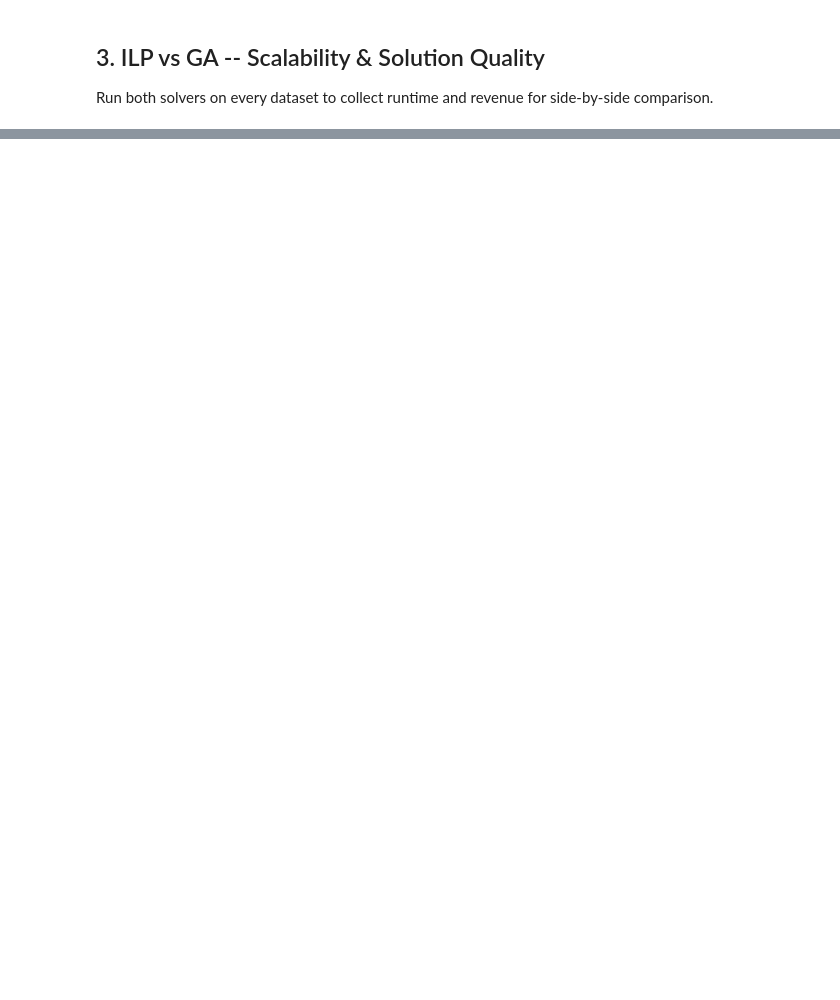
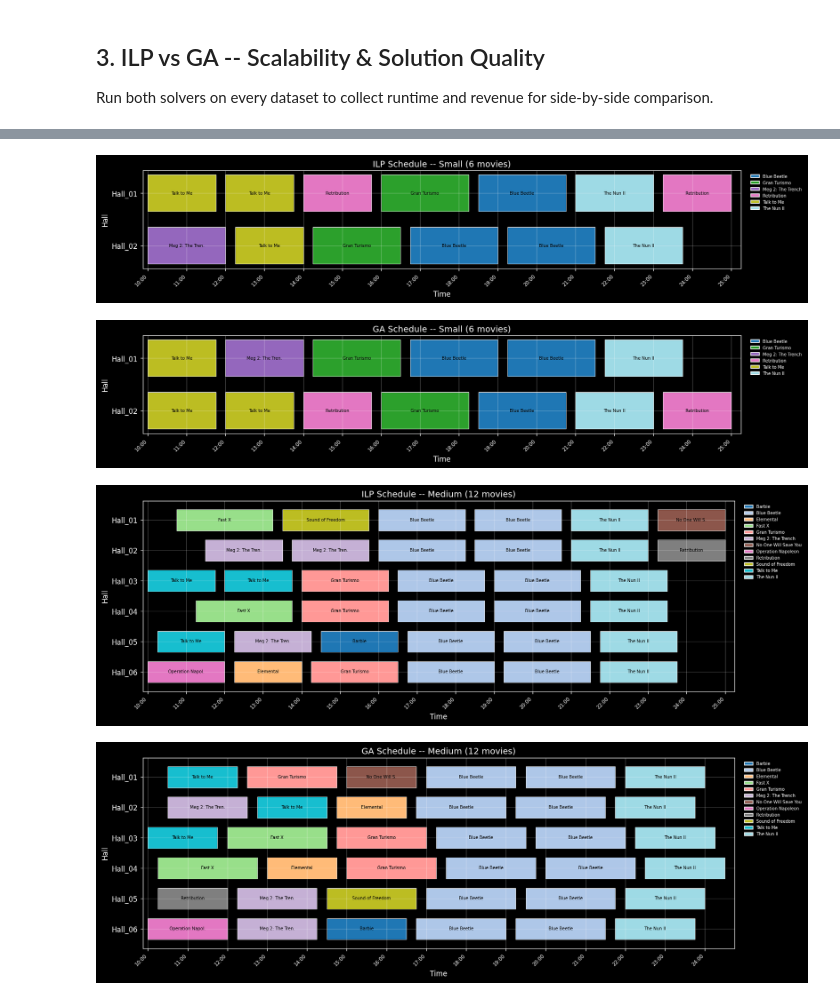
Before and after one commit to yganesh99/IT5082-Optimisation-Methods-Assignment, a Jupyter notebook: experiments.ipynb, the cells around one changed output, grey strips where cells are left out. Cells and saved outputs as stored; diff of their text form; code cells hidden in the pictures; blank space fills up the shorter version.

```diff
--- a/experiments.ipynb
+++ b/experiments.ipynb
@@ -198,14 +245,16 @@ print("\nAll ILP runs complete.")
 # %%
+print(f"Tuned hyperparameters:  mutation={IDEAL_MUTATION_RATE}%  generations={OPTIMAL_NUM_GENERATIONS}")
+
 ga_comparison_results: dict[str, dict] = {}
 
 for ds_name, ds in DATASETS.items():
-    print(f"Running GA for {ds_name} (mut={IDEAL_MUTATION_RATE}%)...", end=" ", flush=True)
+    print(f"Running GA for {ds_name}...", end=" ", flush=True)
     result = solve_schedule_ga(
         movies_csv=ds["movies_csv"],
         config_json=ds["config_json"],
         day_type=DAY_TYPE,
         seed=42,
-        num_generations=NUM_GENERATIONS,
+        num_generations=OPTIMAL_NUM_GENERATIONS,
         mutation_percent_genes=float(IDEAL_MUTATION_RATE),
     )
     meta = result["metadata"]
@@ -213,8 +262,13 @@ for ds_name, ds in DATASETS.items():
         "revenue": meta["total_revenue"],
         "runtime": meta["execution_time_seconds"],
         "num_movies": meta["num_movies"],
+        "schedule": result["schedule"],
     }
+
+    out_path = REPO_ROOT / "heuristic_ga" / f"schedule_{ds_name}_ga.json"
+    out_path.write_text(json.dumps(result, ensure_ascii=False, indent=2), encoding="utf-8")
+
     print(f"done  revenue={meta['total_revenue']:,.0f}"
-          f"  time={meta['execution_time_seconds']:.1f}s")
+          f"  time={meta['execution_time_seconds']:.1f}s  -> {out_path.name}")
 
 print("\nAll GA comparison runs complete.")
@@ -311,0 +501,45 @@ print("=" * 72)
+# %%
+from common.scheduling_config import opening_minutes_from_constraints
+
+_config_cache: dict[str, dict] = {}
+for ds_name in ds_order:
+    cfg_path = DATASETS[ds_name]["config_json"]
+    cfg = _json.loads(cfg_path.read_text(encoding="utf-8"))
+    constraints = cfg["constraints"]
+    _config_cache[ds_name] = {
+        "slot_duration": int(constraints["slot_duration_minutes"]),
+        "opening_minutes": opening_minutes_from_constraints(constraints),
+    }
+
+for ds_name in ds_order:
+    ilp_sched = ilp_results[ds_name]["schedule"]
+    ga_sched = ga_comparison_results[ds_name]["schedule"]
+
+    all_titles = {r["movie_title"] for r in ilp_sched} | {r["movie_title"] for r in ga_sched}
+    titles_sorted = sorted(all_titles)
+    n = len(titles_sorted)
+    cmap = plt.cm.tab20 if n <= 20 else plt.cm.nipy_spectral
+    shared_colours = {t: cmap(i / max(n - 1, 1)) for i, t in enumerate(titles_sorted)}
+
+    sd = _config_cache[ds_name]["slot_duration"]
+    om = _config_cache[ds_name]["opening_minutes"]
+
+    plot_gantt(
+        ilp_sched,
+        f"ILP Schedule -- {ds_name.capitalize()} ({DATASET_NUM_MOVIES[ds_name]} movies)",
+        colour_map=shared_colours,
+        slot_duration=sd,
+        opening_minutes=om,
+    )
+    plot_gantt(
+        ga_sched,
+        f"GA Schedule -- {ds_name.capitalize()} ({DATASET_NUM_MOVIES[ds_name]} movies)",
+        colour_map=shared_colours,
+        slot_duration=sd,
+        opening_minutes=om,
+    )
+# %% [output]
+[figure, added]
+[figure, added]
+[figure, added]
+[figure, added]
```
Also changed, not shown: parts of 18 cells of this notebook, 6 other files.
